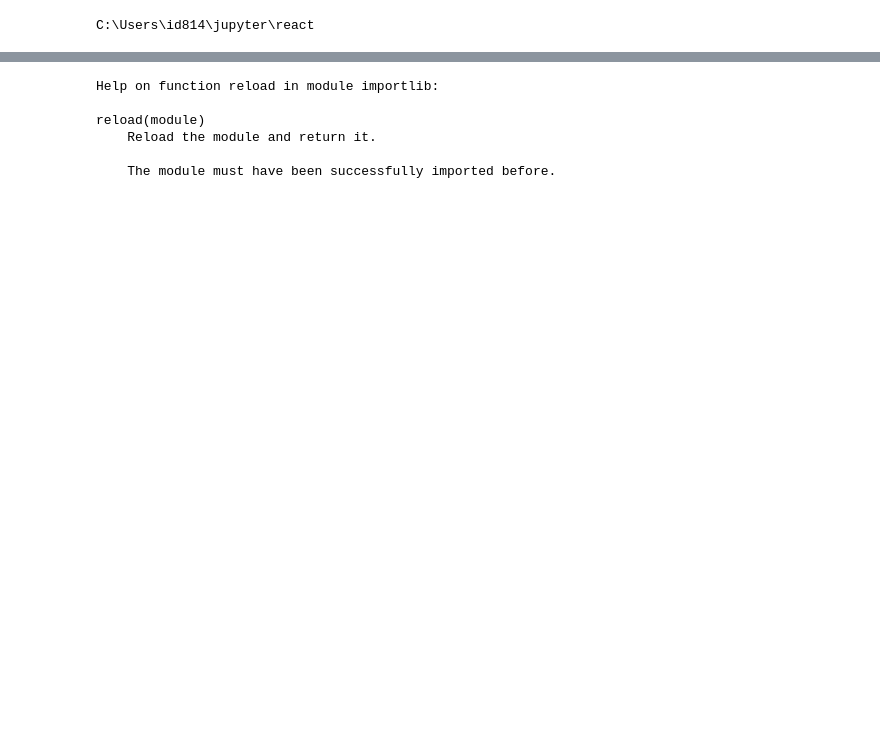
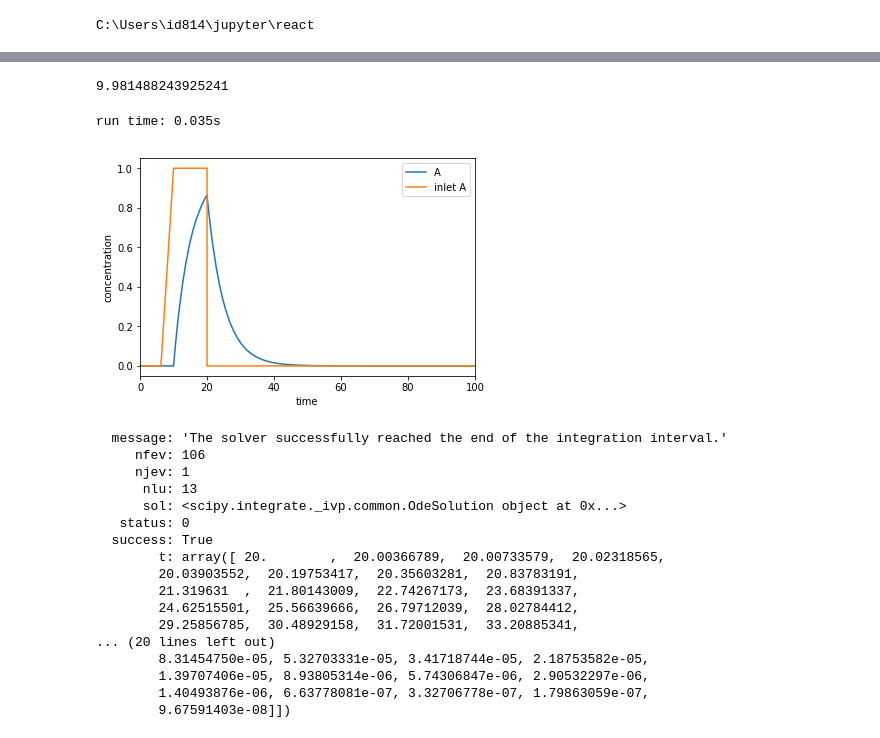
Before and after one commit to dorox/react, a Jupyter notebook: notebooks/Flowsheet.ipynb, the cells around one changed output, grey strips where cells are left out. Drawn from its saved outputs; the diff is of its cells as text; code cells hidden in the pictures; blank space fills up the shorter version.

```diff
--- a/notebooks/Flowsheet.ipynb
+++ b/notebooks/Flowsheet.ipynb
@@ -86,9 +67,29 @@ i=2, j=hi
-# %%
-help(reload)
-# %% [output]
-Help on function reload in module importlib:
-
-reload(module)
-    Reload the module and return it.
-
-    The module must have been successfully imported before.
+# %%
+t=r3.solution['t']
+y=r3.solution['B']
+y2=r3.solution['A']
+np.trapz(y,t)+np.trapz(y2,t)
+# %% [output]
+9.981488243925241
+# %%
+r1.run()
+# %% [output]
+run time: 0.035s
+[figure, added]
+  message: 'The solver successfully reached the end of the integration interval.'
+     nfev: 106
+     njev: 1
+      nlu: 13
+      sol: <scipy.integrate._ivp.common.OdeSolution object at 0x...>
+   status: 0
+  success: True
+        t: array([ 20.        ,  20.00366789,  20.00733579,  20.02318565,
+        20.03903552,  20.19753417,  20.35603281,  20.83783191,
+        21.319631  ,  21.80143009,  22.74267173,  23.68391337,
+        24.62515501,  25.56639666,  26.79712039,  28.02784412,
+        29.25856785,  30.48929158,  31.72001531,  33.20885341,
+... (20 lines left out)
+        8.31454750e-05, 5.32703331e-05, 3.41718744e-05, 2.18753582e-05,
+        1.39707406e-05, 8.93805314e-06, 5.74306847e-06, 2.90532297e-06,
+        1.40493876e-06, 6.63778081e-07, 3.32706778e-07, 1.79863059e-07,
+        9.67591403e-08]])
```
Also changed, not shown: parts of 6 cells of this notebook, 2 other files.
